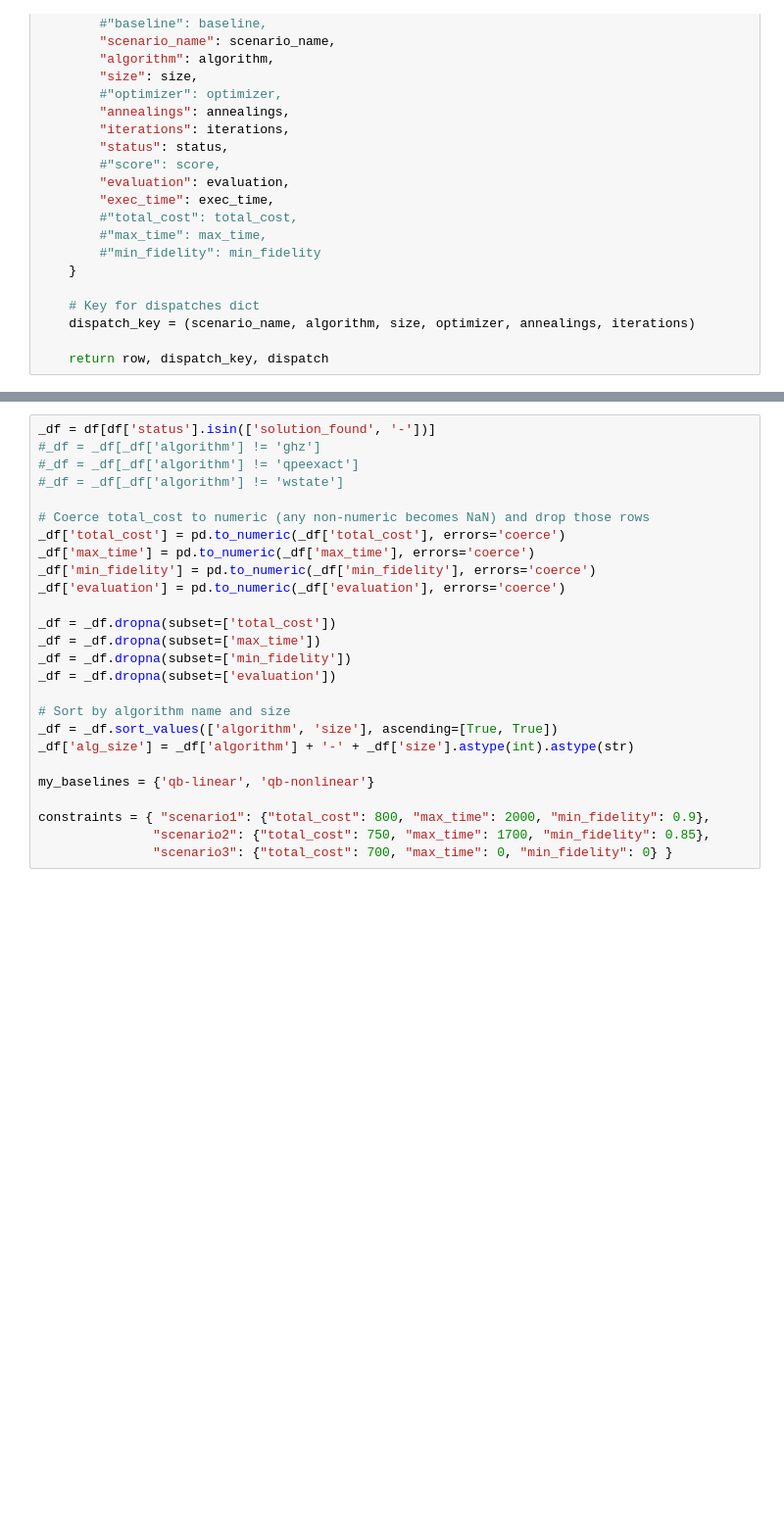
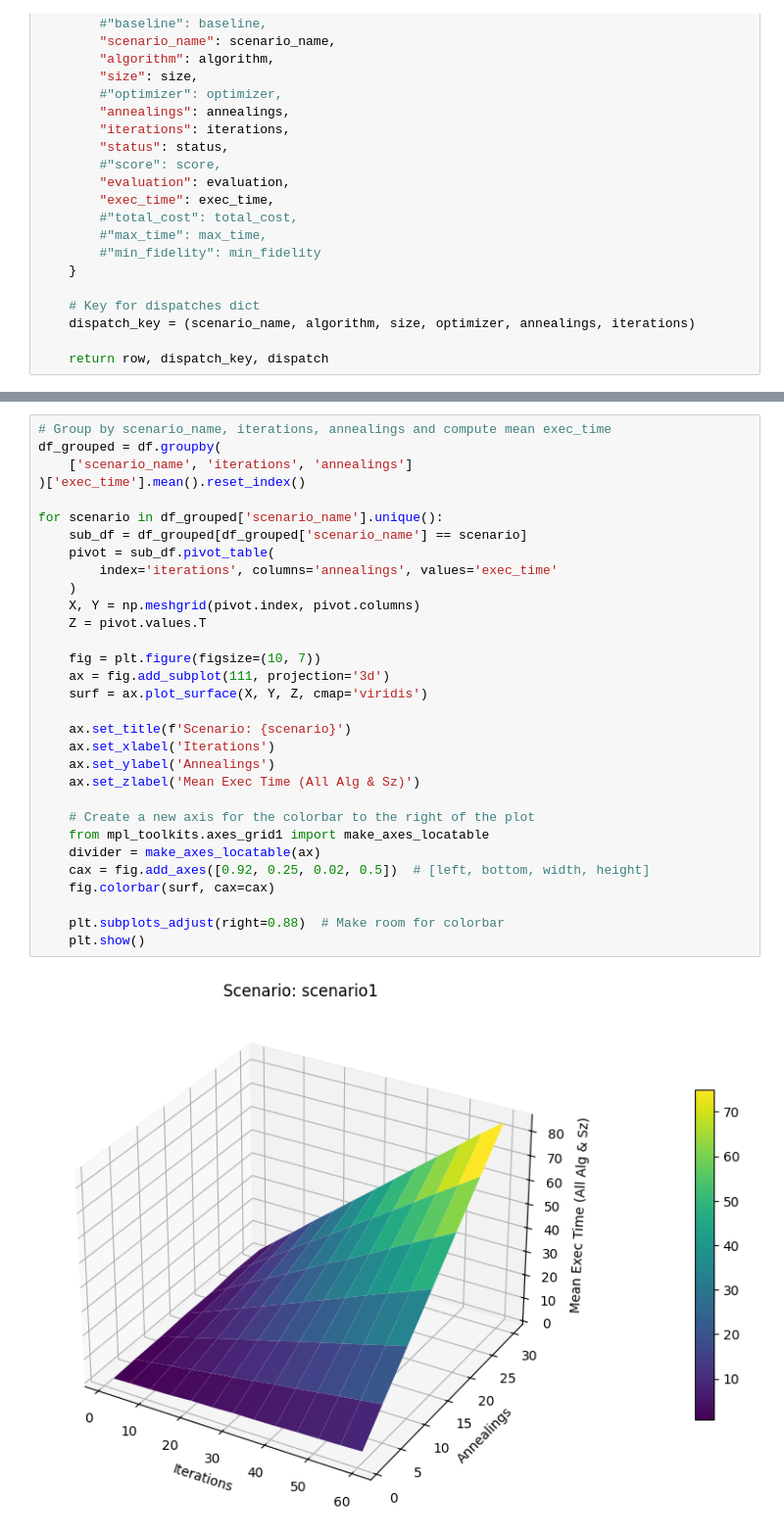
Before and after one commit to alebocci/QBexps, a Jupyter notebook: analyze_nonlinear.ipynb, the cells around one changed output, grey strips where cells are left out. Shown: that part at 98% size. Drawn from its saved outputs; the diff is of its cells as text; blank space fills up the shorter version.

Commit message:
code for nonlinear figures

```diff
--- a/analyze_nonlinear.ipynb
+++ b/analyze_nonlinear.ipynb
@@ -114,27 +114,34 @@ Index(['baseline', 'scenario_name', 'algorithm', 'size', 'optimizer',
       dtype='object')
 # %%
-_df = df[df['status'].isin(['solution_found', '-'])]
-#_df = _df[_df['algorithm'] != 'ghz']
-#_df = _df[_df['algorithm'] != 'qpeexact']
-#_df = _df[_df['algorithm'] != 'wstate']
+# Group by scenario_name, iterations, annealings and compute mean exec_time
+df_grouped = df.groupby(
+    ['scenario_name', 'iterations', 'annealings']
+)['exec_time'].mean().reset_index()
 
-# Coerce total_cost to numeric (any non-numeric becomes NaN) and drop those rows
-_df['total_cost'] = pd.to_numeric(_df['total_cost'], errors='coerce')
-_df['max_time'] = pd.to_numeric(_df['max_time'], errors='coerce')
-_df['min_fidelity'] = pd.to_numeric(_df['min_fidelity'], errors='coerce')
-_df['evaluation'] = pd.to_numeric(_df['evaluation'], errors='coerce')
+for scenario in df_grouped['scenario_name'].unique():
+    sub_df = df_grouped[df_grouped['scenario_name'] == scenario]
+    pivot = sub_df.pivot_table(
+        index='iterations', columns='annealings', values='exec_time'
+    )
+    X, Y = np.meshgrid(pivot.index, pivot.columns)
+    Z = pivot.values.T
 
-_df = _df.dropna(subset=['total_cost'])
-_df = _df.dropna(subset=['max_time'])
-_df = _df.dropna(subset=['min_fidelity'])
-_df = _df.dropna(subset=['evaluation'])
+    fig = plt.figure(figsize=(10, 7))
+    ax = fig.add_subplot(111, projection='3d')
+    surf = ax.plot_surface(X, Y, Z, cmap='viridis')
 
-# Sort by algorithm name and size
-_df = _df.sort_values(['algorithm', 'size'], ascending=[True, True])
-_df['alg_size'] = _df['algorithm'] + '-' + _df['size'].astype(int).astype(str)
+    ax.set_title(f'Scenario: {scenario}')
+    ax.set_xlabel('Iterations')
+    ax.set_ylabel('Annealings')
+    ax.set_zlabel('Mean Exec Time (All Alg & Sz)')
 
-my_baselines = {'qb-linear', 'qb-nonlinear'}
+    # Create a new axis for the colorbar to the right of the plot
+    from mpl_toolkits.axes_grid1 import make_axes_locatable
+    divider = make_axes_locatable(ax)
+    cax = fig.add_axes([0.92, 0.25, 0.02, 0.5])  # [left, bottom, width, height]
+    fig.colorbar(surf, cax=cax)
 
-constraints = { "scenario1": {"total_cost": 800, "max_time": 2000, "min_fidelity": 0.9},
-               "scenario2": {"total_cost": 750, "max_time": 1700, "min_fidelity": 0.85},
-               "scenario3": {"total_cost": 700, "max_time": 0, "min_fidelity": 0} }
+    plt.subplots_adjust(right=0.88)  # Make room for colorbar
+    plt.show()
+# %% [output]
+[figure, added]
```
Also changed, not shown: parts of 9 cells of this notebook, 1 other file.
